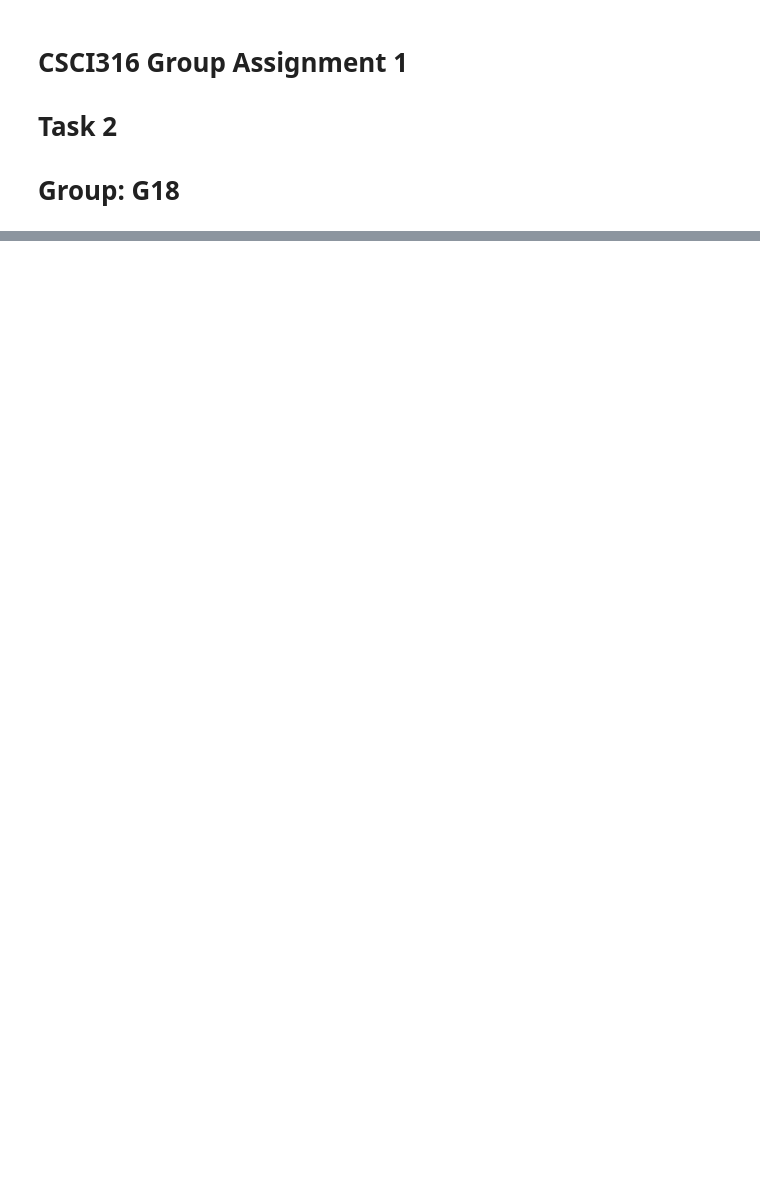
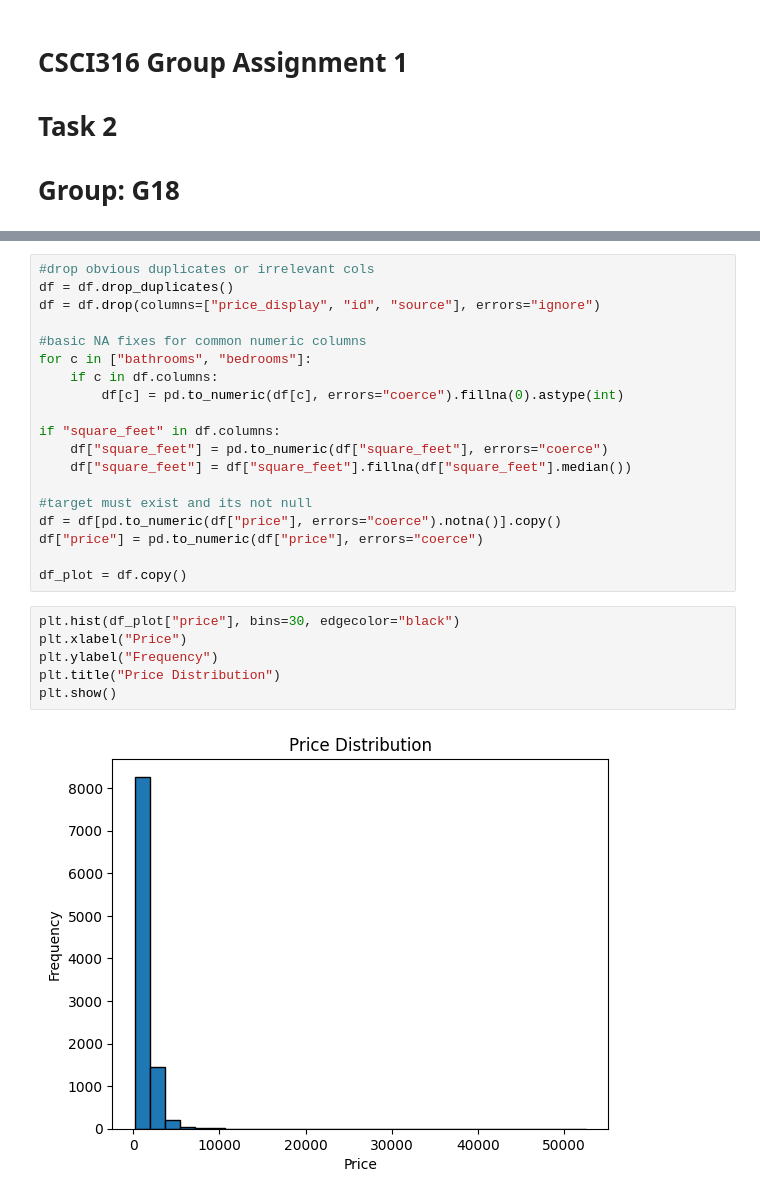
Before and after one commit to beatricemailum/CSCI316_GroupAssignment, a Jupyter notebook: CSCI316_G18_Task2.ipynb, the cells around one changed output, grey strips where cells are left out. Saved outputs shown, nothing was run; the diff lists cells and outputs as text; blank space fills up the shorter version.

```diff
--- a/CSCI316_G18_Task2.ipynb
+++ b/CSCI316_G18_Task2.ipynb
@@ -20,0 +145,27 @@ df.head()
+# %%
+#drop obvious duplicates or irrelevant cols
+df = df.drop_duplicates()
+df = df.drop(columns=["price_display", "id", "source"], errors="ignore")
+
+#basic NA fixes for common numeric columns
+for c in ["bathrooms", "bedrooms"]:
+    if c in df.columns:
+        df[c] = pd.to_numeric(df[c], errors="coerce").fillna(0).astype(int)
+
+if "square_feet" in df.columns:
+    df["square_feet"] = pd.to_numeric(df["square_feet"], errors="coerce")
+    df["square_feet"] = df["square_feet"].fillna(df["square_feet"].median())
+
+#target must exist and its not null
+df = df[pd.to_numeric(df["price"], errors="coerce").notna()].copy()
+df["price"] = pd.to_numeric(df["price"], errors="coerce")
+
+df_plot = df.copy()
+# %%
+plt.hist(df_plot["price"], bins=30, edgecolor="black")
+plt.xlabel("Price")
+plt.ylabel("Frequency")
+plt.title("Price Distribution")
+plt.show()
+# %% [output]
+[figure, added]
```
Also changed, not shown: parts of 16 cells of this notebook.
